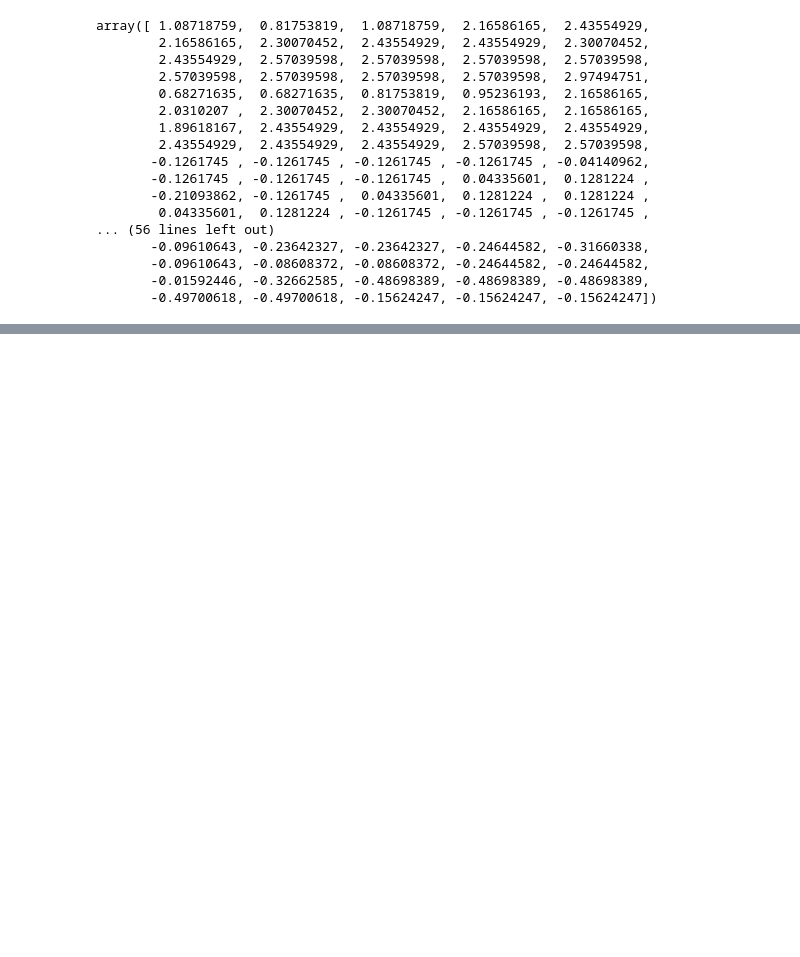
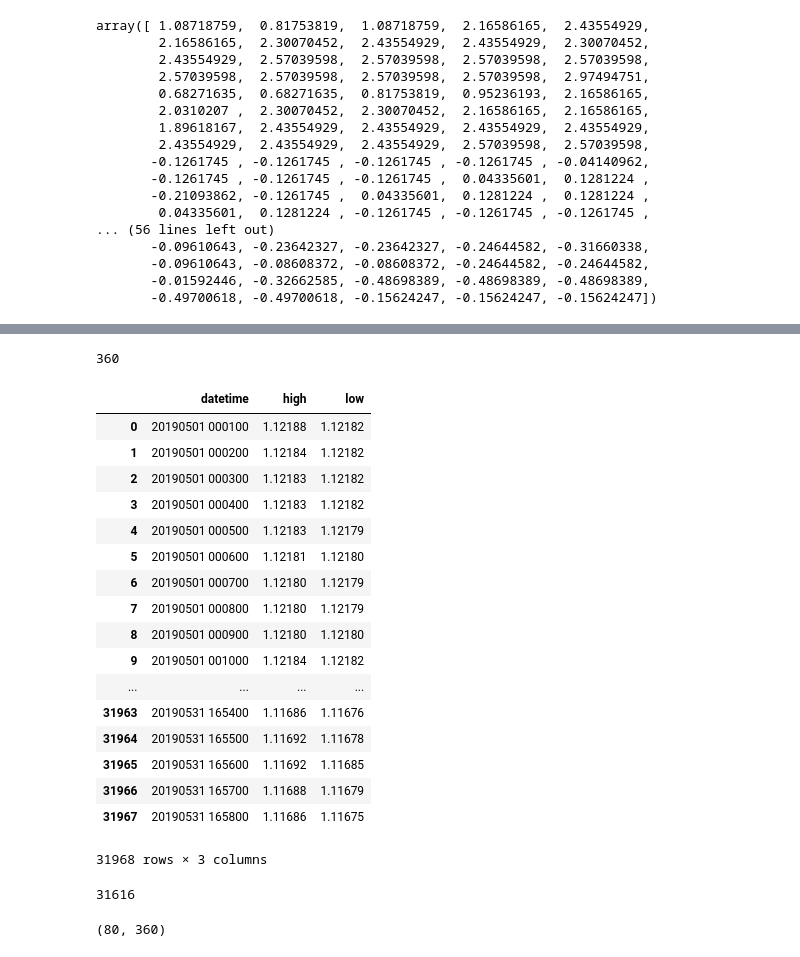
Before and after one commit to my2582/drl_fxtrading, a Jupyter notebook: modeling/drl_fx.ipynb, the cells around one changed output, grey strips where cells are left out. Drawn from its saved outputs; the diff is of its cells as text; code cells hidden in the pictures; blank space fills up the shorter version.

```diff
--- a/modeling/drl_fx.ipynb
+++ b/modeling/drl_fx.ipynb
@@ -694,0 +740,33 @@ array([ 1.08718759,  0.81753819,  1.08718759,  2.16586165,  2.43554929,
+# %%
+features.shape[1]
+# %% [output]
+360
+# %%
+df['eurusd']
+# %% [output]
+|  | datetime | high | low |
+| 0 | 20190501 000100 | 1.12188 | 1.12182 |
+| 1 | 20190501 000200 | 1.12184 | 1.12182 |
+| 2 | 20190501 000300 | 1.12183 | 1.12182 |
+| 3 | 20190501 000400 | 1.12183 | 1.12182 |
+| 4 | 20190501 000500 | 1.12183 | 1.12179 |
+| 5 | 20190501 000600 | 1.12181 | 1.12180 |
+| 6 | 20190501 000700 | 1.12180 | 1.12179 |
+| 7 | 20190501 000800 | 1.12180 | 1.12179 |
+| 8 | 20190501 000900 | 1.12180 | 1.12180 |
+| 9 | 20190501 001000 | 1.12184 | 1.12182 |
+| ... | ... | ... | ... |
+| 31963 | 20190531 165400 | 1.11686 | 1.11676 |
+| 31964 | 20190531 165500 | 1.11692 | 1.11678 |
+| 31965 | 20190531 165600 | 1.11692 | 1.11685 |
+| 31966 | 20190531 165700 | 1.11688 | 1.11679 |
+| 31967 | 20190531 165800 | 1.11686 | 1.11675 |
+31968 rows × 3 columns
+# %%
+np.min([df[key].shape[0] for key in df.keys()])
+# %% [output]
+31616
+# %%
+features.shape
+# %% [output]
+(80, 360)
```
Also changed, not shown: parts of 17 cells of this notebook, 3 other files.
